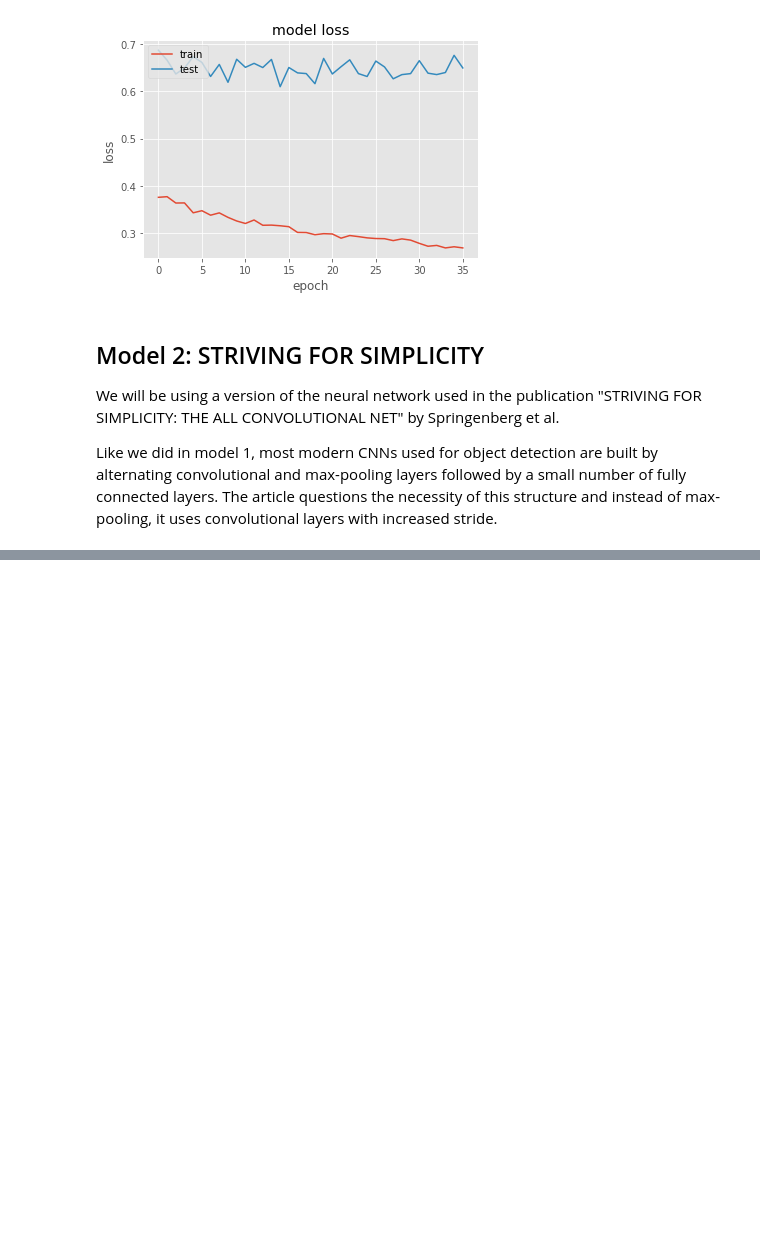
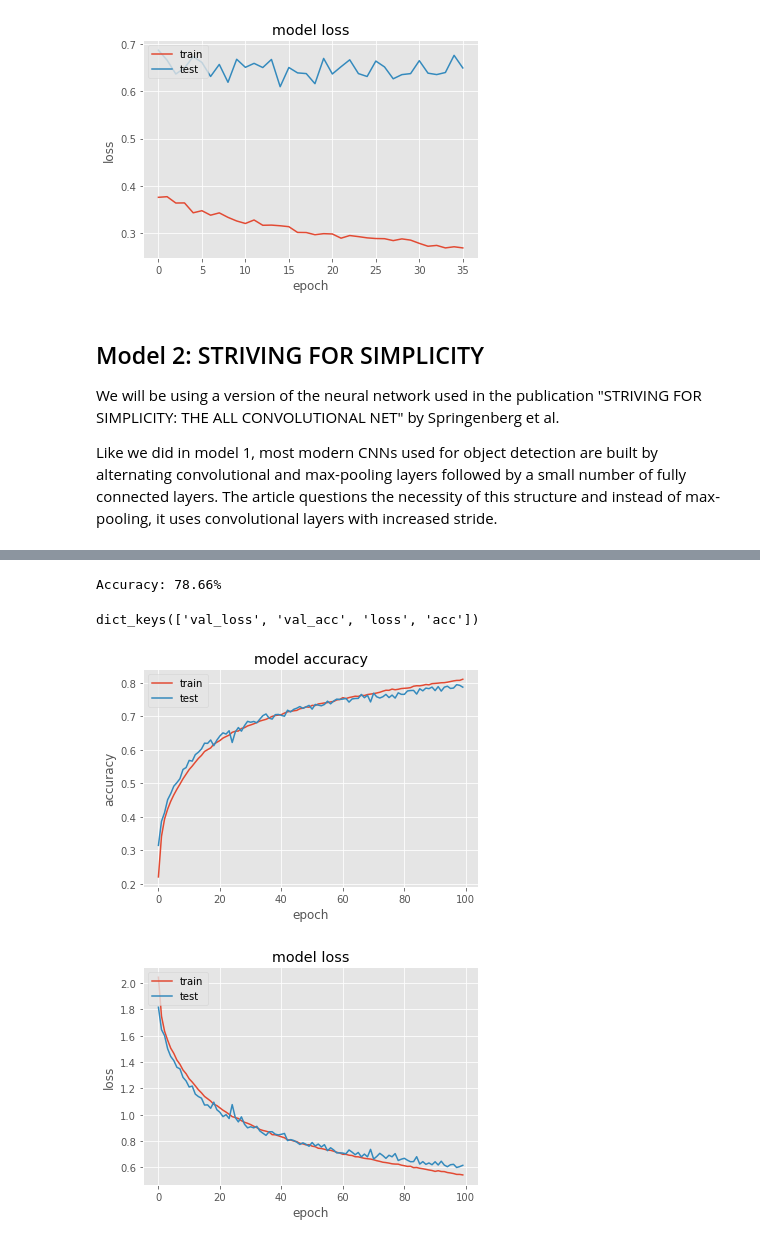
Before and after one commit to JayThibs/Deep-Learning-With-Python-Practice, a Jupyter notebook: CIFAR-10-Object-Recognition/CIFAR-10 Object Recognition.ipynb, the cells around one changed output, grey strips where cells are left out. Cells and saved outputs as stored; diff of their text form; code cells hidden in the pictures; blank space fills up the shorter version.

Commit message:
Ran Model 2

```diff
--- a/CIFAR-10-Object-Recognition/CIFAR-10 Object Recognition.ipynb
+++ b/CIFAR-10-Object-Recognition/CIFAR-10 Object Recognition.ipynb
@@ -242,20 +242,24 @@ simplicity_model.add(Conv2D(96, (3, 3), input_shape=(3, 32, 32), activation='rel
 simplicity_model.add(Dropout(0.2))
 
 simplicity_model.add(Conv2D(96, (3, 3), activation='relu', padding='same'))
-simplicity_model.add(Conv2D(96, (3, 3), activation='relu', padding='same', stride=2))
+simplicity_model.add(Conv2D(96, (3, 3), activation='relu', padding='same', strides=2))
 simplicity_model.add(Dropout(0.5))
 
 simplicity_model.add(Conv2D(96, (3, 3), activation='relu', padding='same'))
 simplicity_model.add(Conv2D(96, (3, 3), activation='relu', padding='same'))
-simplicity_model.add(Conv2D(96, (3, 3), activation='relu', padding='same', stride=2))
+simplicity_model.add(Conv2D(96, (3, 3), activation='relu', padding='same', strides=2))
 simplicity_model.add(Dropout(0.5))
 
 simplicity_model.add(Conv2D(192, (3, 3), activation='relu', padding='same'))
 simplicity_model.add(Conv2D(192, (1, 1), activation='relu', padding='same'))
 simplicity_model.add(Conv2D(10, (1, 1), activation='relu', padding='same'))
 
-simplicity_model.add(GlobalAveragePooling2D(data_format=(128, 6, 6, 3)))
+simplicity_model.add(GlobalAveragePooling2D())
 
 simplicity_model.add(Activation('softmax'))
 
+# Compile model
+epochs = 100
+adam = Adam(lr=0.0001, beta_1=0.9, beta_2=0.999, epsilon=1e-08, decay=0.0)
+simplicity_model.compile(loss='categorical_crossentropy', optimizer=adam, metrics=['accuracy'])
 simplicity_model.summary()
@@ -261,0 +284,42 @@ simplicity_model.summary()
+# %%
+from keras.callbacks import EarlyStopping, ModelCheckpoint
+checkpoint = ModelCheckpoint('best_simplicity_model.h5',  # model filename
+                             monitor='val_loss', # quantity to monitor
+                             verbose=0, # verbosity - 0 or 1
+                             save_best_only= True, # The latest best model will not be overwritten
+                             mode='auto') # The decision to overwrite model is made
+                                          # automatically depending on the quantity to monitor
+callbacks = [TQDMNotebookCallback(), EarlyStopping(monitor='val_loss', patience=20, verbose=0), checkpoint]
+history_simplicity_model = simplicity_model.fit(X_train, y_train, validation_data=(X_test, y_test), epochs=epochs, batch_size=128, verbose=0, callbacks=callbacks)
+# %%
+# Final evaluation of the model
+scores = simplicity_model.evaluate(X_test, y_test, verbose=0)
+print("Accuracy: %.2f%%" % (scores[1]*100))
+# %% [output]
+Accuracy: 78.66%
+# %%
+import matplotlib.pyplot as plt
+%matplotlib inline
+plt.style.use('ggplot')
+# list all data in history
+print(history_simplicity_model.history.keys())
+# summarize history for accuracy
+plt.plot(history_simplicity_model.history['acc'])
+plt.plot(history_simplicity_model.history['val_acc'])
+plt.title('model accuracy')
+plt.ylabel('accuracy')
+plt.xlabel('epoch')
+plt.legend(['train', 'test'], loc='upper left')
+plt.show()
+# summarize history for loss
+plt.plot(history_simplicity_model.history['loss'])
+plt.plot(history_simplicity_model.history['val_loss'])
+plt.title('model loss')
+plt.ylabel('loss')
+plt.xlabel('epoch')
+plt.legend(['train', 'test'], loc='upper left')
+plt.show()
+# %% [output]
+dict_keys(['val_loss', 'val_acc', 'loss', 'acc'])
+[figure, added]
+[figure, added]
```
Also changed, not shown: parts of 2 cells of this notebook, 1 other file.
